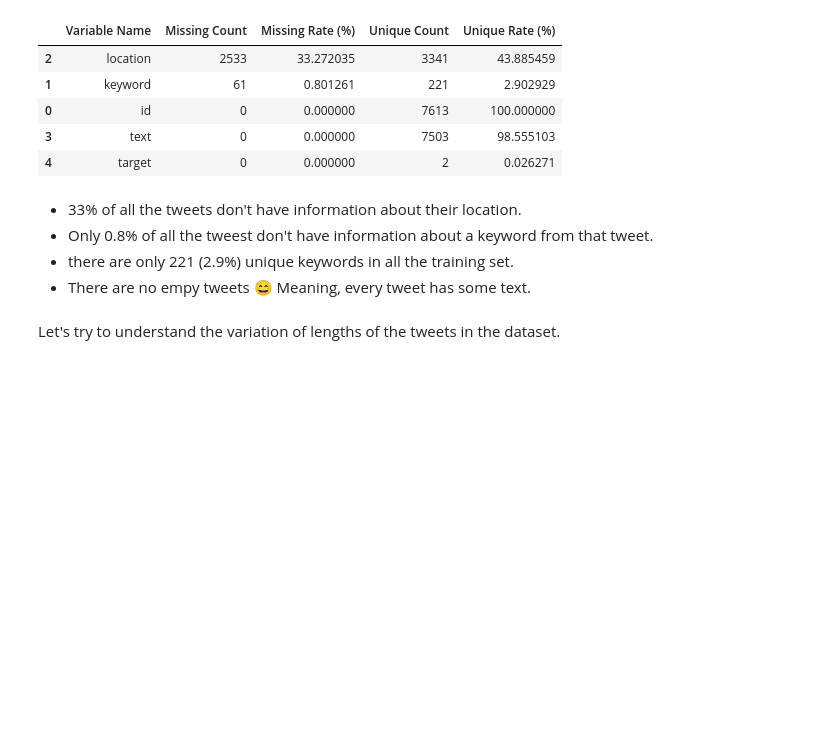
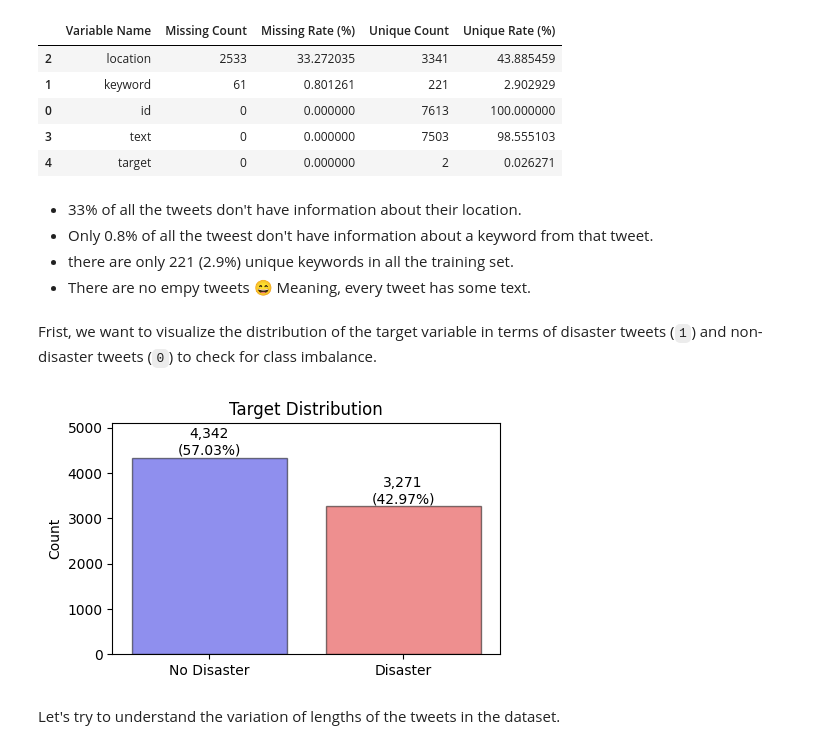
Before and after one commit to PeeteKeesel/kaggle-verse, a Jupyter notebook: competition-nlp-with-disaster-tweets.ipynb, the cells around one changed output. Saved outputs shown, nothing was run; the diff lists cells and outputs as text; code cells hidden in the pictures; blank space fills up the shorter version.

```diff
--- a/competition-nlp-with-disaster-tweets.ipynb
+++ b/competition-nlp-with-disaster-tweets.ipynb
@@ -75,5 +75,26 @@ stats
 - Only 0.8% of all the tweest don't have information about a keyword from that tweet.
 - there are only 221 (2.9%) unique keywords in all the training set.
 - There are no empy tweets 😄 Meaning, every tweet has some text.
+# %% [markdown]
+Frist, we want to visualize the distribution of the target variable in terms of disaster tweets (`1`) and non-disaster tweets (`0`) to check for class imbalance.
+# %%
+plt.figure(figsize=(5, 3))
+
+ax = sns.countplot(x='target', data=tweets, edgecolor='black', palette=['blue', 'red'], alpha=0.5)
+ax.set_xticklabels(['No Disaster', 'Disaster'])
+ax.set_xlabel('')
+ax.set_ylabel('Count')
+ax.set_ylim((0, 5_100))
+plt.title('Target Distribution')
+
+total = len(tweets)
+for p in ax.patches:
+    count = p.get_height()
+    percentage = f'{100 * count / total:.2f}%'
+    ax.text(p.get_x() + p.get_width() / 2, count + 0.5, f'{count:,.0f}\n({percentage})', ha='center', va='bottom')
+
+plt.show()
+# %% [output]
+[figure, added]
 # %% [markdown]
 Let's try to understand the variation of lengths of the tweets in the dataset.
```
Also changed, not shown: parts of 26 cells of this notebook.
